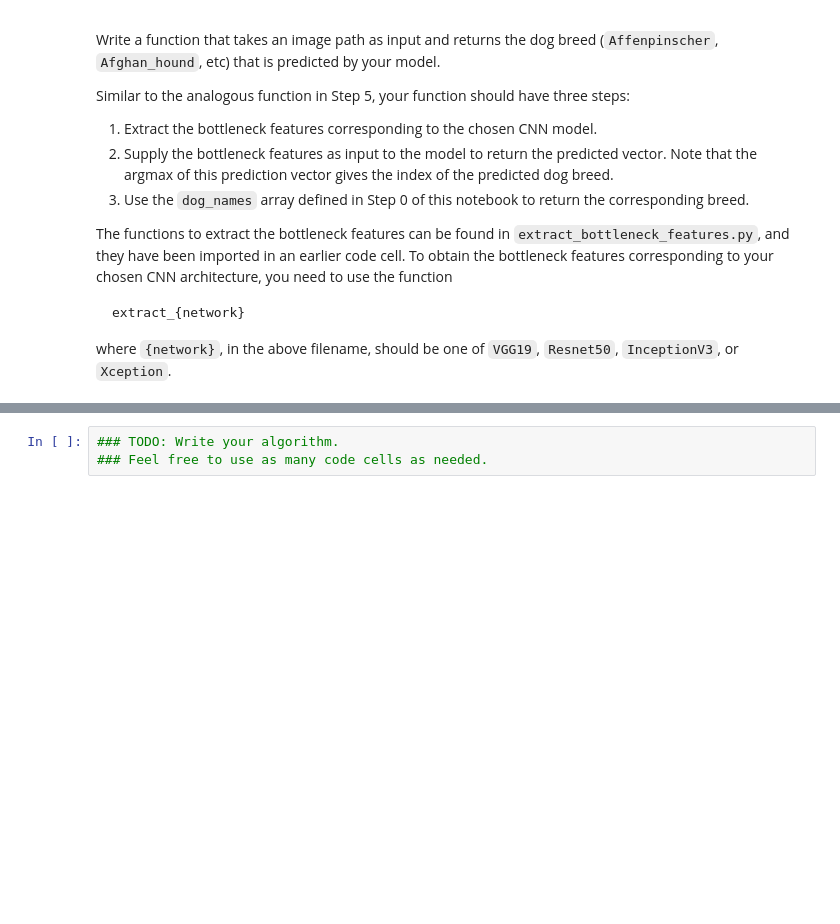
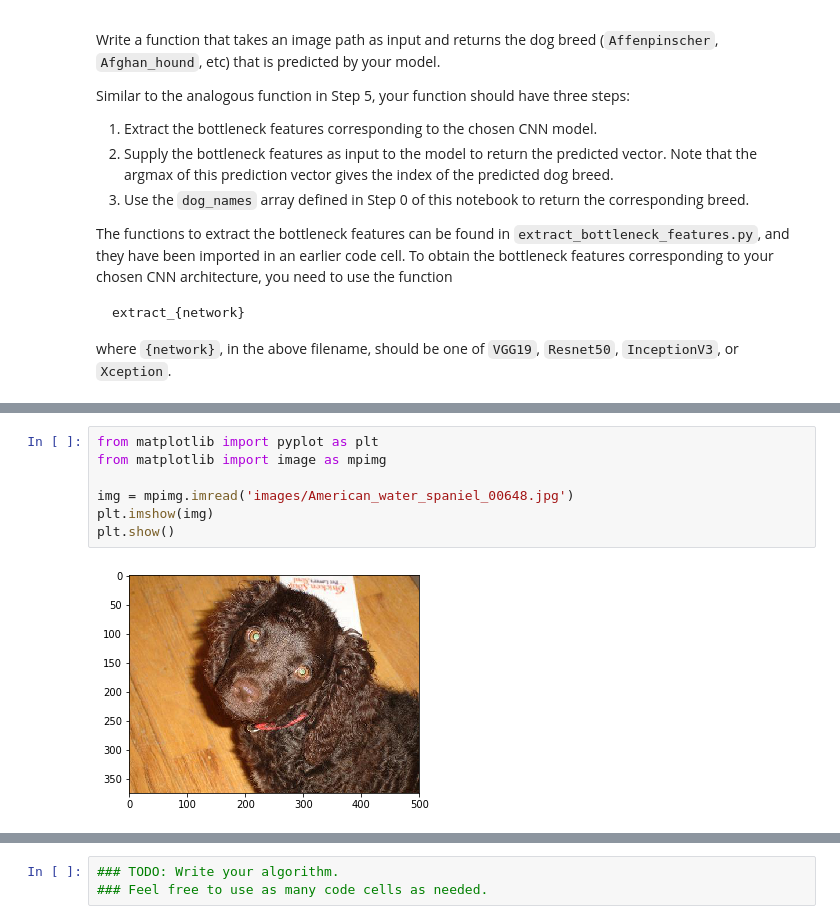
Before and after one commit to carmencampos/dog-breed-classifier, a Jupyter notebook: dog_app.ipynb, the cells around one changed output, grey strips where cells are left out. Cells and saved outputs as stored; diff of their text form; blank space fills up the shorter version.

```diff
--- a/dog_app.ipynb
+++ b/dog_app.ipynb
@@ -704,0 +718,9 @@ where `{network}`, in the above filename, should be one of `VGG19`, `Resnet50`,
+# %%
+from matplotlib import pyplot as plt
+from matplotlib import image as mpimg
+
+img = mpimg.imread('images/American_water_spaniel_00648.jpg')
+plt.imshow(img)
+plt.show()
+# %% [output]
+[figure, added]
```
Also changed, not shown: parts of 4 cells of this notebook, 8 other files.
